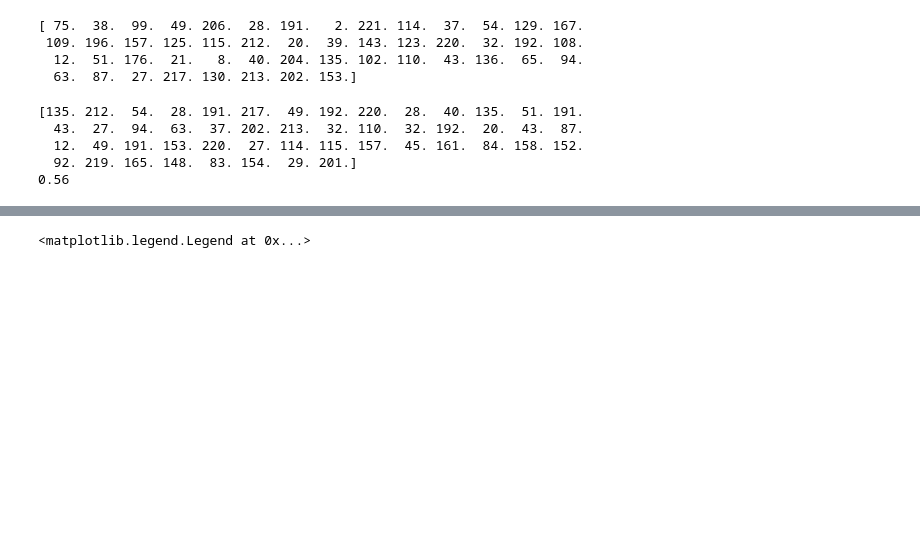
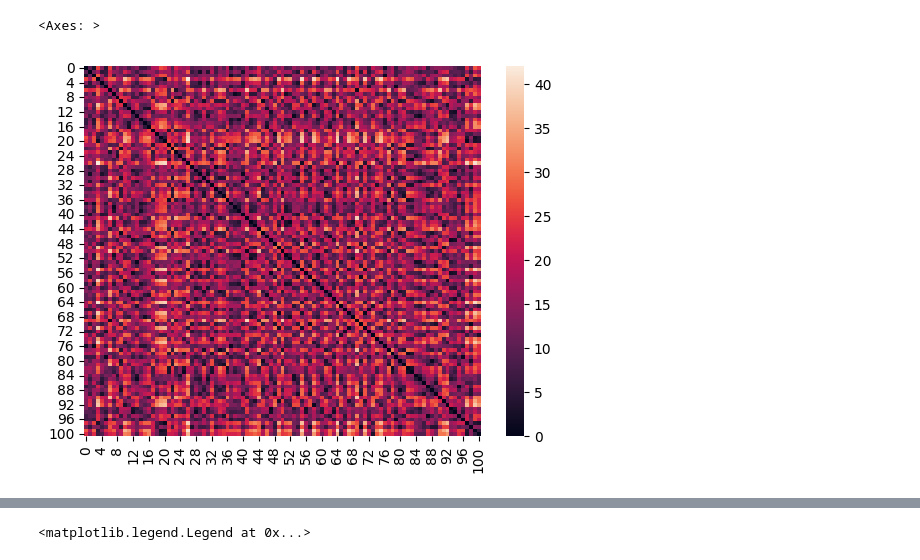
Before and after one commit to Farid-Najar/TransportersDilemma, a Jupyter notebook: RL/notebook.ipynb, the cells around one changed output, grey strips where cells are left out. Saved outputs shown, nothing was run; the diff lists cells and outputs as text; code cells hidden in the pictures; blank space fills up the shorter version.

```diff
--- a/RL/notebook.ipynb
+++ b/RL/notebook.ipynb
@@ -32,26 +58,22 @@ env = RemoveActionEnv(game = g, saved_routes = routes, saved_dests=dests,
+# %%
+env.reset()
+sns.heatmap(env._env.distance_matrix)
+# %% [output]
+<Axes: >
+[figure, added]
 # %%
 env.reset()
 destinations = [p.destination for p in env._env._game.packages]
+# print(dests[i_id])
+# print(env._env.destinations)
 assert (env._env.destinations == destinations).all()
 assert (env._env.destinations == dests[i_id]).all()
-print(dests[i_id])
 assert env._env._game.CO2_penalty == 10_000
 k = 0
-# %% [output]
-[ 75.  38.  99.  49. 206.  28. 191.   2. 221. 114.  37.  54. 129. 167.
- 109. 196. 157. 125. 115. 212.  20.  39. 143. 123. 220.  32. 192. 108.
-  12.  51. 176.  21.   8.  40. 204. 135. 102. 110.  43. 136.  65.  94.
-  63.  87.  27. 217. 130. 213. 202. 153.]
 # %%
-k += 1
-print(dests[k])
-print(len(set(dests[43]).intersection(set(dests[3])))/50)
+# k += 1
+# print(dests[k])
+# print(len(set(dests[43]).intersection(set(dests[3])))/50)
-# %% [output]
-[135. 212.  54.  28. 191. 217.  49. 192. 220.  28.  40. 135.  51. 191.
-  43.  27.  94.  63.  37. 202. 213.  32. 110.  32. 192.  20.  43.  87.
-  12.  49. 191. 153. 220.  27. 114. 115. 157.  45. 161.  84. 158. 152.
-  92. 219. 165. 148.  83. 154.  29. 201.]
-0.56
 # %%
 res_A = A_Star(deepcopy(env._env))#, max_time=120)
 action_SA, *_ = recuit(deepcopy(env._env), 5000, 1,0.9999, H=100_000)
```
Also changed, not shown: parts of 15 cells of this notebook, 16 other files.
